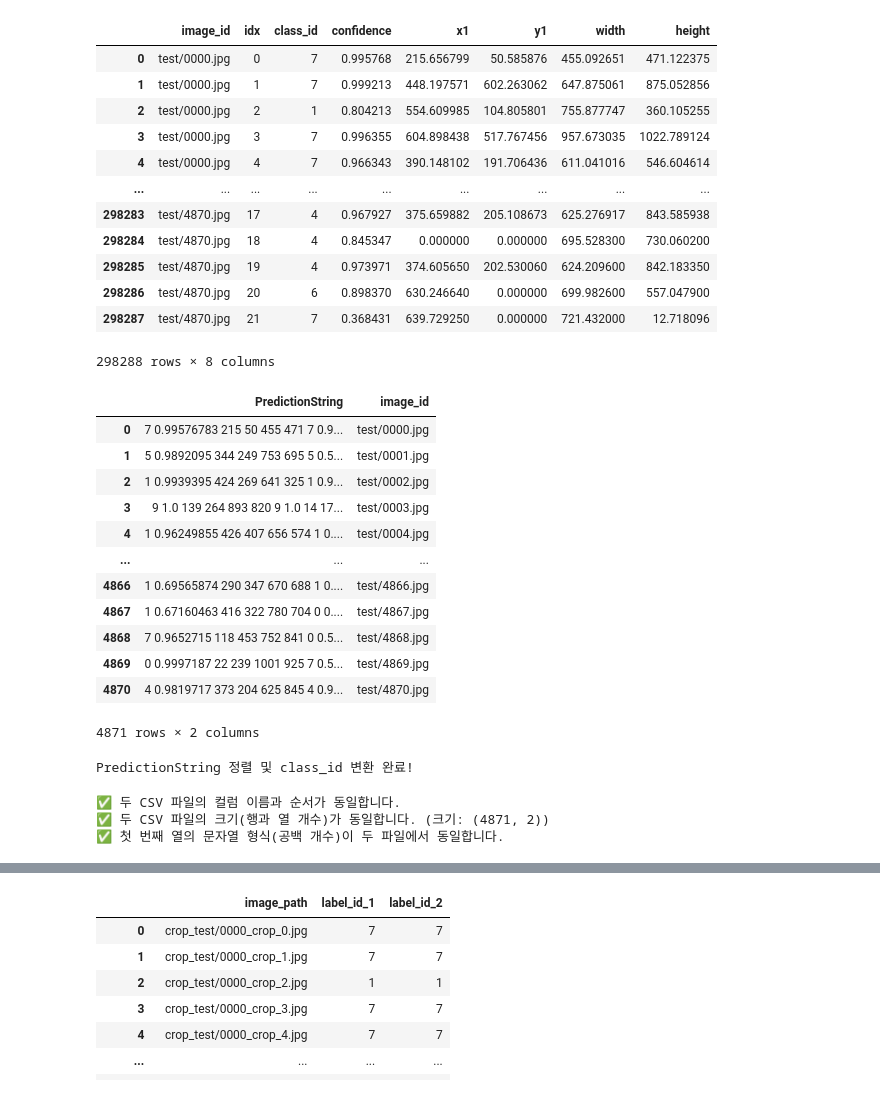
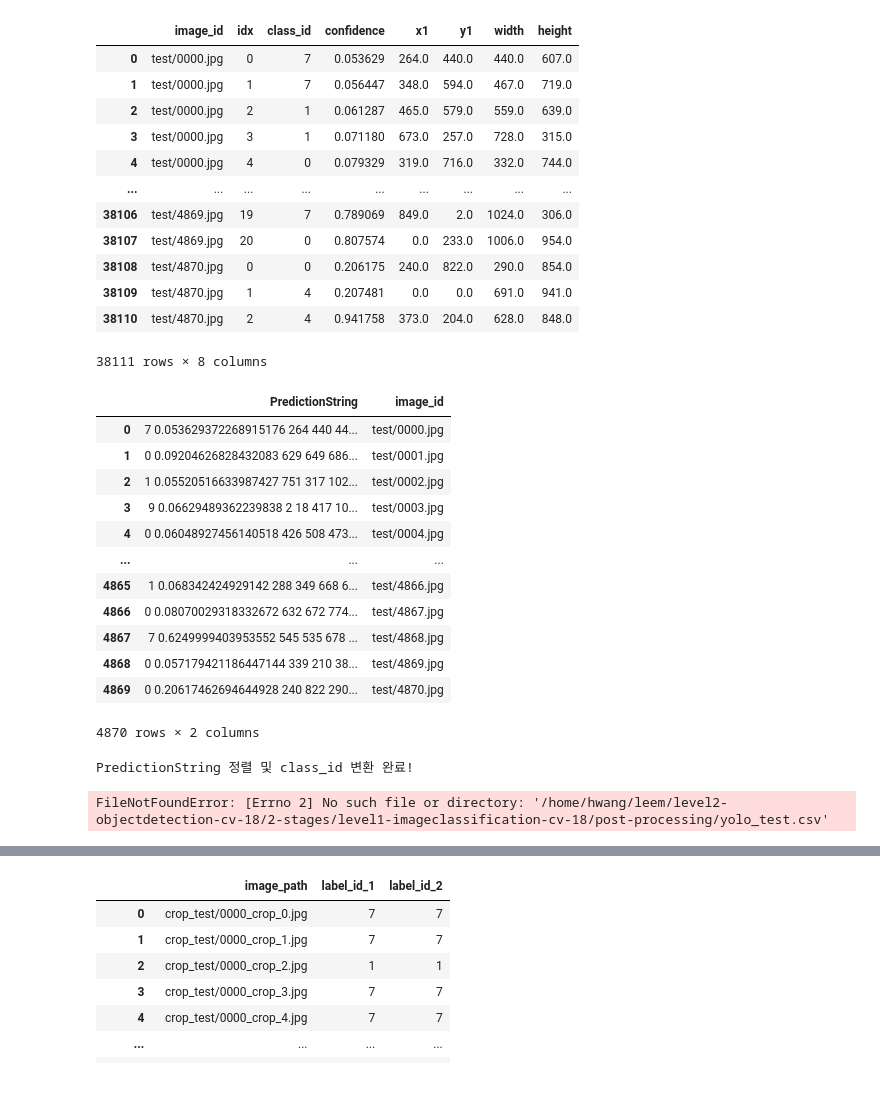
Before and after one commit to boostcampaitech7/level2-objectdetection-cv-18, a Jupyter notebook: 2-stages/classification/post_inference.ipynb, the cells around one changed output, grey strips where cells are left out. Saved outputs shown, nothing was run; the diff lists cells and outputs as text; code cells hidden in the pictures.

Commit message:
feat: post-classification

```diff
--- a/2-stages/classification/post_inference.ipynb
+++ b/2-stages/classification/post_inference.ipynb
@@ -18,7 +18,7 @@ class_to_new_id = {
 }
 # %%
 # object detection csv 파일
-original_df = pd.read_csv("/home/hwang/leem/level2-objectdetection-cv-18/2-stages/level1-imageclassification-cv-18/post-processing/WBF_ATSS.csv")
+original_df = pd.read_csv("/home/hwang/leem/level2-objectdetection-cv-18/2-stages/classification/csv/755.csv")
 original_df.head()
 # %% [output]
 |  | PredictionString | image_id |
@@ -146,6 +147,6 @@ detection_df
 4871 rows × 2 columns
 # %%
-output_csv_path = "/home/hwang/leem/level2-objectdetection-cv-18/2-stages/classification/csv/WBF_ATSS_split.csv"
+output_csv_path = "/home/hwang/leem/level2-objectdetection-cv-18/2-stages/classification/csv/755_split.csv"
 split_df = save_detection_split_csv(detection_df, output_csv_path)
 split_df
 # %% [output]
@@ -213,7 +214,7 @@ test_info_df
 # 1. 100% classification
     # return classification_df
 # 2. confidence score를 고려해서 치환 (ex. detection 모델에선 낮은데 classification에선 높은것)
-classification_df = pd.read_csv("/home/hwang/leem/level2-objectdetection-cv-18/2-stages/classification/csv/100_classification_WBF_ATSS.csv")
+classification_df = pd.read_csv("/home/hwang/leem/level2-objectdetection-cv-18/2-stages/classification/csv/100_classification_yolo.csv")
 classification_df
 # %% [output]
 |  | label | image_path | label_id | cs |
@@ -232,25 +263,25 @@ classification_df
 # %%
 split_df['class_id'] = classification_df['label_id']
-split_df['confidence'] = classification_df['cs']
+# split_df['confidence'] = split_df['confidence']+classification_df['cs']
 split_df['image_id'] = split_df['image_id'].apply(lambda x: f'test/{x}')
 split_df
 # %% [output]
 |  | image_id | idx | class_id | confidence | x1 | y1 | width | height |
-| 0 | test/0000.jpg | 0 | 7 | 0.995768 | 215.656799 | 50.585876 | 455.092651 | 471.122375 |
-| 1 | test/0000.jpg | 1 | 7 | 0.999213 | 448.197571 | 602.263062 | 647.875061 | 875.052856 |
-| 2 | test/0000.jpg | 2 | 1 | 0.804213 | 554.609985 | 104.805801 | 755.877747 | 360.105255 |
-| 3 | test/0000.jpg | 3 | 7 | 0.996355 | 604.898438 | 517.767456 | 957.673035 | 1022.789124 |
-| 4 | test/0000.jpg | 4 | 7 | 0.966343 | 390.148102 | 191.706436 | 611.041016 | 546.604614 |
+| 0 | test/0000.jpg | 0 | 7 | 0.053629 | 264.0 | 440.0 | 440.0 | 607.0 |
+| 1 | test/0000.jpg | 1 | 7 | 0.056447 | 348.0 | 594.0 | 467.0 | 719.0 |
+| 2 | test/0000.jpg | 2 | 1 | 0.061287 | 465.0 | 579.0 | 559.0 | 639.0 |
+| 3 | test/0000.jpg | 3 | 1 | 0.071180 | 673.0 | 257.0 | 728.0 | 315.0 |
+| 4 | test/0000.jpg | 4 | 0 | 0.079329 | 319.0 | 716.0 | 332.0 | 744.0 |
 | ... | ... | ... | ... | ... | ... | ... | ... | ... |
-| 298283 | test/4870.jpg | 17 | 4 | 0.967927 | 375.659882 | 205.108673 | 625.276917 | 843.585938 |
-| 298284 | test/4870.jpg | 18 | 4 | 0.845347 | 0.000000 | 0.000000 | 695.528300 | 730.060200 |
-| 298285 | test/4870.jpg | 19 | 4 | 0.973971 | 374.605650 | 202.530060 | 624.209600 | 842.183350 |
-| 298286 | test/4870.jpg | 20 | 6 | 0.898370 | 630.246640 | 0.000000 | 699.982600 | 557.047900 |
-| 298287 | test/4870.jpg | 21 | 7 | 0.368431 | 639.729250 | 0.000000 | 721.432000 | 12.718096 |
+| 38106 | test/4869.jpg | 19 | 7 | 0.789069 | 849.0 | 2.0 | 1024.0 | 306.0 |
+| 38107 | test/4869.jpg | 20 | 0 | 0.807574 | 0.0 | 233.0 | 1006.0 | 954.0 |
+| 38108 | test/4870.jpg | 0 | 0 | 0.206175 | 240.0 | 822.0 | 290.0 | 854.0 |
+| 38109 | test/4870.jpg | 1 | 4 | 0.207481 | 0.0 | 0.0 | 691.0 | 941.0 |
+| 38110 | test/4870.jpg | 2 | 4 | 0.941758 | 373.0 | 204.0 | 628.0 | 848.0 |
-298288 rows × 8 columns
+38111 rows × 8 columns
 # %%
 # original form 으로 변환
-output_csv_path = "/home/hwang/leem/level2-objectdetection-cv-18/2-stages/classification/csv/100_WBF_ATSS.csv"
+output_csv_path = "/home/hwang/leem/level2-objectdetection-cv-18/2-stages/classification/csv/100_yolo.csv"
 
 # 분리된 데이터를 다시 PredictionString 형식으로 변환
 prediction_df = convert_to_prediction_string_format(split_df, output_csv_path)
@@ -259,15 +290,15 @@ prediction_df = convert_to_prediction_string_format(split_df, output_csv_path)
 prediction_df
 # %% [output]
 |  | PredictionString | image_id |
-| 0 | 7 0.99576783 215 50 455 471 7 0.9... | test/0000.jpg |
-| 1 | 5 0.9892095 344 249 753 695 5 0.5... | test/0001.jpg |
-| 2 | 1 0.9939395 424 269 641 325 1 0.9... | test/0002.jpg |
-| 3 | 9 1.0 139 264 893 820 9 1.0 14 17... | test/0003.jpg |
-| 4 | 1 0.96249855 426 407 656 574 1 0.... | test/0004.jpg |
+| 0 | 7 0.053629372268915176 264 440 44... | test/0000.jpg |
+| 1 | 0 0.09204626828432083 629 649 686... | test/0001.jpg |
+| 2 | 1 0.05520516633987427 751 317 102... | test/0002.jpg |
+| 3 | 9 0.06629489362239838 2 18 417 10... | test/0003.jpg |
+| 4 | 0 0.06048927456140518 426 508 473... | test/0004.jpg |
 | ... | ... | ... |
-| 4866 | 1 0.69565874 290 347 670 688 1 0.... | test/4866.jpg |
-| 4867 | 1 0.67160463 416 322 780 704 0 0.... | test/4867.jpg |
-| 4868 | 7 0.9652715 118 453 752 841 0 0.5... | test/4868.jpg |
-| 4869 | 0 0.9997187 22 239 1001 925 7 0.5... | test/4869.jpg |
-| 4870 | 4 0.9819717 373 204 625 845 4 0.9... | test/4870.jpg |
+| 4865 | 1 0.068342424929142 288 349 668 6... | test/4866.jpg |
+| 4866 | 0 0.08070029318332672 632 672 774... | test/4867.jpg |
+| 4867 | 7 0.6249999403953552 545 535 678 ... | test/4868.jpg |
+| 4868 | 0 0.057179421186447144 339 210 38... | test/4869.jpg |
+| 4869 | 0 0.20617462694644928 240 822 290... | test/4870.jpg |
-4871 rows × 2 columns
+4870 rows × 2 columns
@@ -352,13 +385,11 @@ def compare_csv_format(file1_path, file2_path):
 
 # 사용 예시
 # file1_path = "/home/hwang/leem/level2-objectdetection-cv-18/2-stages/classification/csv/100_WBF_ATSS.csv"
-file1_path = '/home/hwang/leem/level2-objectdetection-cv-18/2-stages/classification/sorted_100_WBF_ATSS.csv'
-file2_path = "/home/hwang/leem/level2-objectdetection-cv-18/2-stages/level1-imageclassification-cv-18/post-processing/WBF_ATSS.csv"
+file1_path = '/home/hwang/leem/level2-objectdetection-cv-18/2-stages/classification/sorted_100_yolo.csv'
+file2_path = "/home/hwang/leem/level2-objectdetection-cv-18/2-stages/level1-imageclassification-cv-18/post-processing/yolo_test.csv"
 compare_csv_format(file1_path, file2_path)
 # %% [output]
-✅ 두 CSV 파일의 컬럼 이름과 순서가 동일합니다.
-✅ 두 CSV 파일의 크기(행과 열 개수)가 동일합니다. (크기: (4871, 2))
-✅ 첫 번째 열의 문자열 형식(공백 개수)이 두 파일에서 동일합니다.
+FileNotFoundError: [Errno 2] No such file or directory: '/home/hwang/leem/level2-objectdetection-cv-18/2-stages/level1-imageclassification-cv-18/post-processing/yolo_test.csv'
 # %%
 test_info_df
 # %% [output]
```
Also changed, not shown: parts of 14 cells of this notebook, 1 other file.
